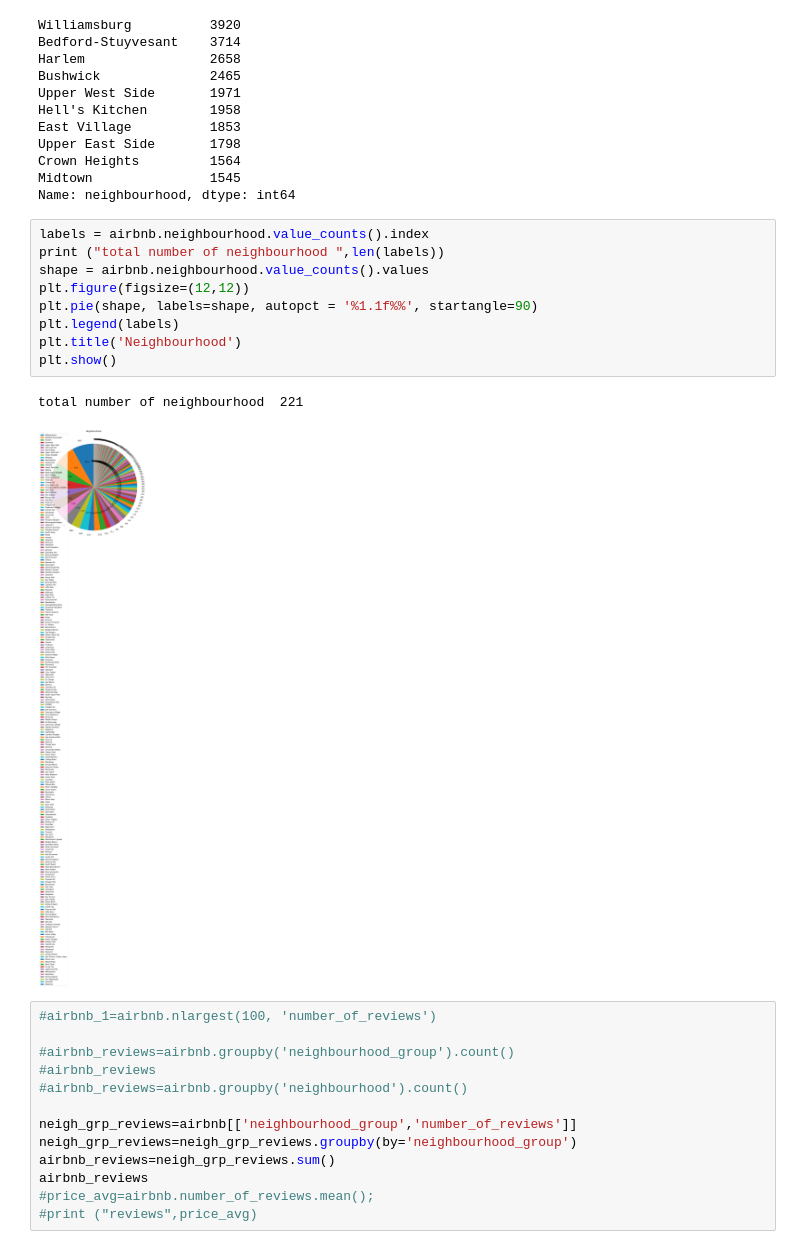
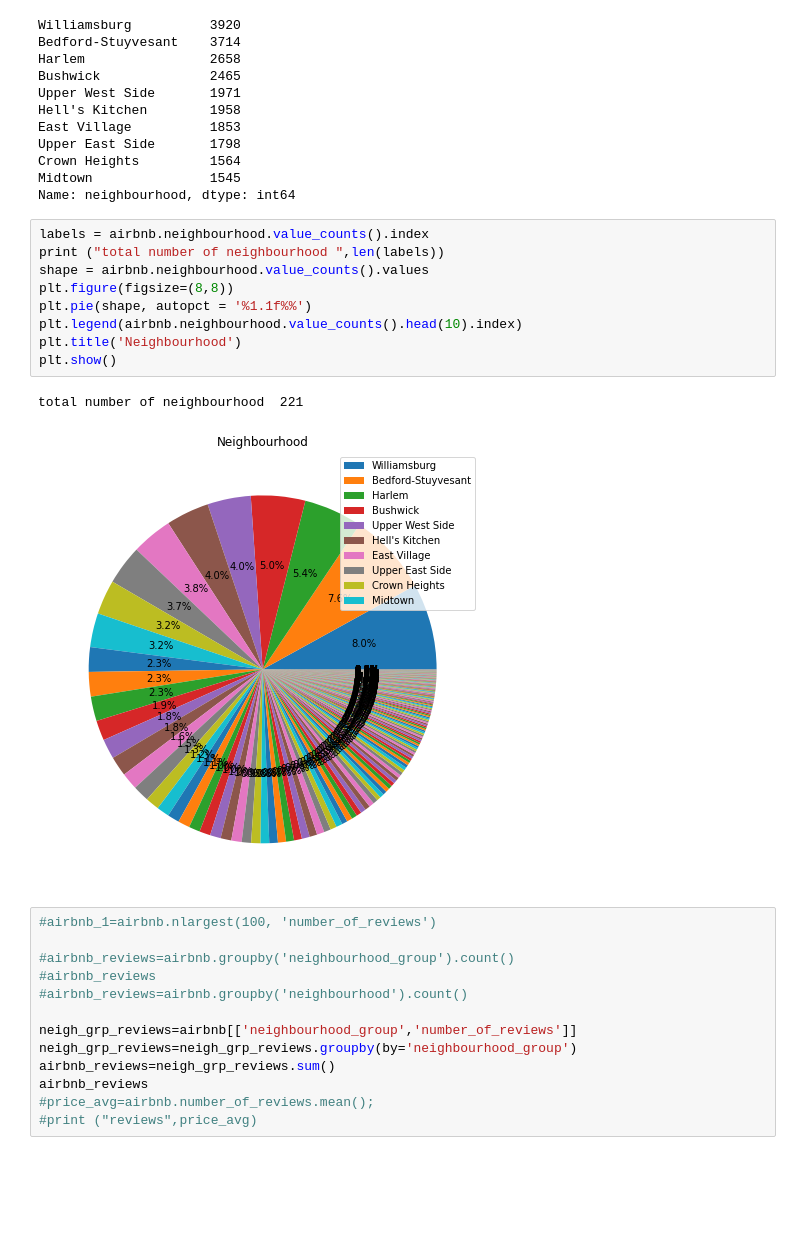
Before and after one commit to sravyagadam/EDA_Capstone, a Jupyter notebook: Copy_of_Airbnb_Bookings_Analysis_Capstone_Project.ipynb, the cells around one changed output. Cells and saved outputs as stored; diff of their text form; blank space fills up the shorter version.

```diff
--- a/Copy_of_Airbnb_Bookings_Analysis_Capstone_Project.ipynb
+++ b/Copy_of_Airbnb_Bookings_Analysis_Capstone_Project.ipynb
@@ -104,15 +102,15 @@ Name: neighbourhood, dtype: int64
 # %%
 labels = airbnb.neighbourhood.value_counts().index
 print ("total number of neighbourhood ",len(labels))
 shape = airbnb.neighbourhood.value_counts().values
-plt.figure(figsize=(12,12))
-plt.pie(shape, labels=shape, autopct = '%1.1f%%', startangle=90)
-plt.legend(labels)
+plt.figure(figsize=(8,8))
+plt.pie(shape, autopct = '%1.1f%%')
+plt.legend(airbnb.neighbourhood.value_counts().head(10).index)
 plt.title('Neighbourhood')
 plt.show()
 # %% [output]
 total number of neighbourhood  221
-[figure, old version]
+[figure, new version]
 # %%
 #airbnb_1=airbnb.nlargest(100, 'number_of_reviews')
 
```
Also changed, not shown: parts of 6 cells of this notebook.
